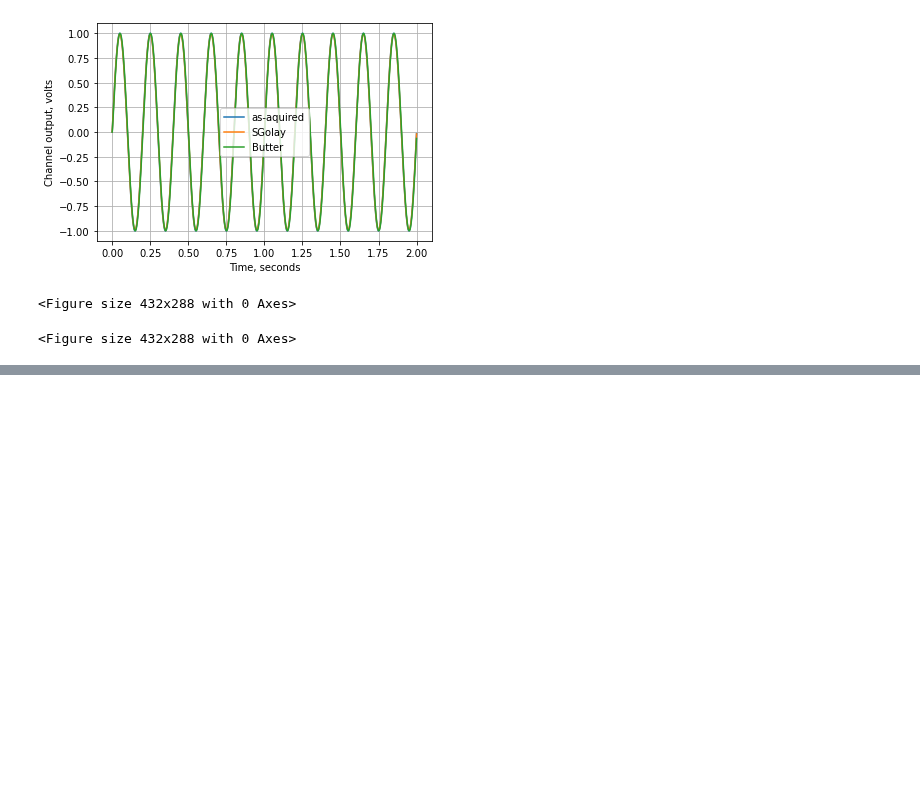
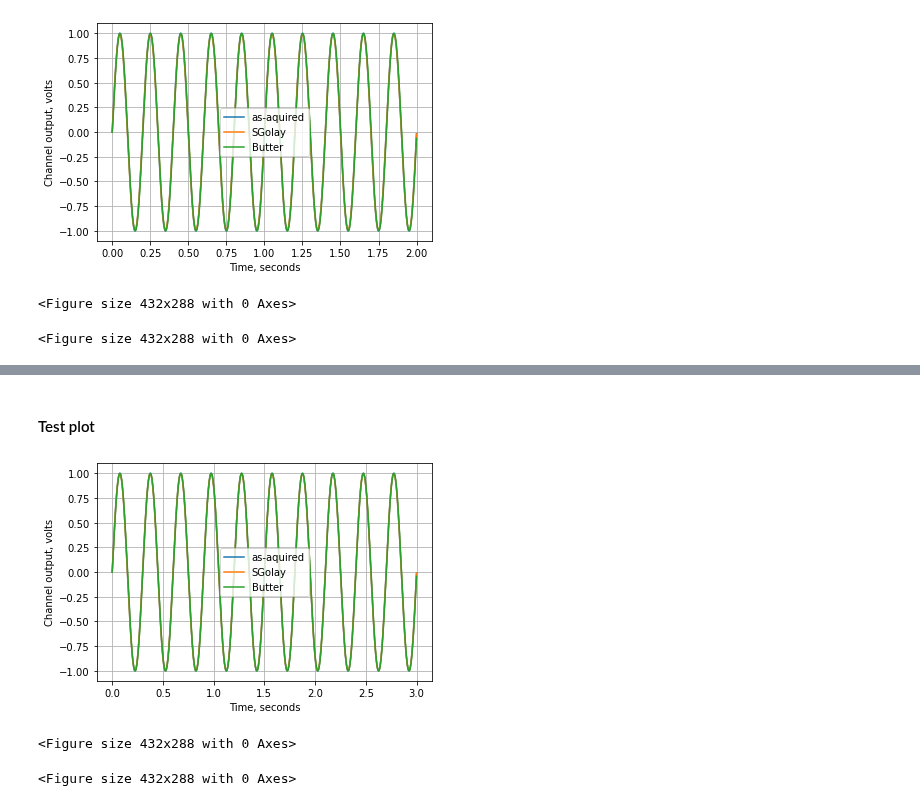
Before and after one commit to RobotSquirrelProd/AppliedVibrationAnalysis, a Jupyter notebook: AppliedVibrationAnalysis Test Harness.ipynb, the cells around one changed output, grey strips where cells are left out. Drawn from its saved outputs; the diff is of its cells as text; code cells hidden in the pictures; blank space fills up the shorter version.

```diff
--- a/AppliedVibrationAnalysis Test Harness.ipynb
+++ b/AppliedVibrationAnalysis Test Harness.ipynb
@@ -80,0 +104,8 @@ cl_sig_test01.plt_spec()
+# %% [markdown]
+#### Test plot
+# %%
+cl_sig_test_odd.plt_sigs()
+# %% [output]
+[figure, added]
+<Figure size 432x288 with 0 Axes>
+<Figure size 432x288 with 0 Axes>
```
Also changed, not shown: parts of 18 cells of this notebook, 1 other file.
